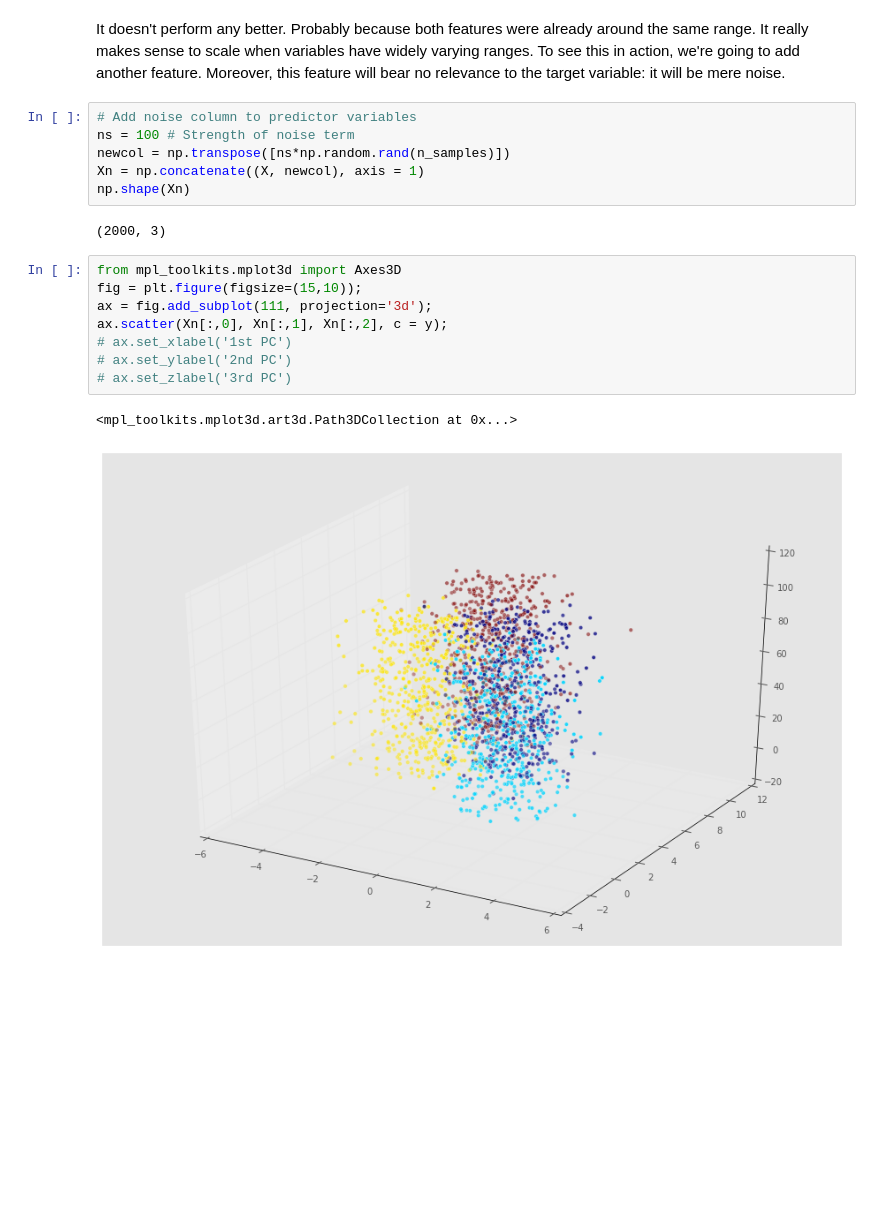
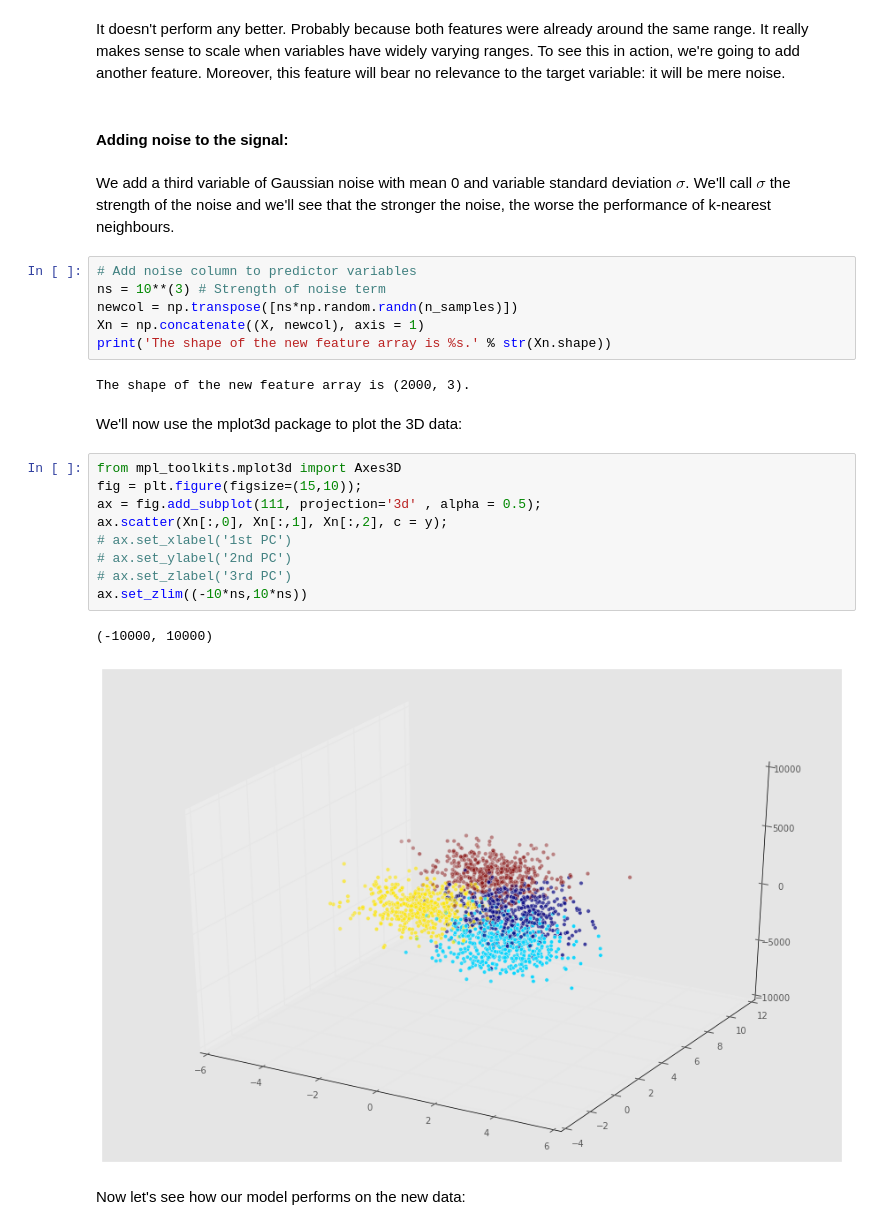
Before and after one commit to hugobowne/machine_learning_techniques, a Jupyter notebook: Preprocessing_note.ipynb, the cells around one changed output. Saved outputs shown, nothing was run; the diff lists cells and outputs as text; blank space fills up the shorter version.

```diff
--- a/Preprocessing_note.ipynb
+++ b/Preprocessing_note.ipynb
@@ -141,23 +141,32 @@ print('KNN score for test set: %f' % knn_model_s.score(Xs_test, y_test))
 KNN score for test set: 0.930000
 # %% [markdown]
 It doesn't perform any better. Probably because both features were already around the same range. It really makes sense to scale when variables have widely varying ranges. To see this in action, we're going to add another feature. Moreover, this feature will bear no relevance to the target variable: it will be mere noise.
+# %% [markdown]
+#### Adding noise to the signal:
+# %% [markdown]
+We add a third variable of Gaussian noise with mean 0 and variable standard deviation $\sigma$. We'll call $\sigma$ the strength of the noise and we'll see that the stronger the noise, the worse the performance of k-nearest neighbours.
 # %%
 # Add noise column to predictor variables
-ns = 100 # Strength of noise term
-newcol = np.transpose([ns*np.random.rand(n_samples)])
+ns = 10**(3) # Strength of noise term
+newcol = np.transpose([ns*np.random.randn(n_samples)])
 Xn = np.concatenate((X, newcol), axis = 1)
-np.shape(Xn)
+print('The shape of the new feature array is %s.' % str(Xn.shape))
 # %% [output]
-(2000, 3)
+The shape of the new feature array is (2000, 3).
+# %% [markdown]
+We'll now use the mplot3d package to plot the 3D data:
 # %%
 from mpl_toolkits.mplot3d import Axes3D
 fig = plt.figure(figsize=(15,10));
-ax = fig.add_subplot(111, projection='3d');
+ax = fig.add_subplot(111, projection='3d' , alpha = 0.5);
 ax.scatter(Xn[:,0], Xn[:,1], Xn[:,2], c = y);
 # ax.set_xlabel('1st PC')
 # ax.set_ylabel('2nd PC')
 # ax.set_zlabel('3rd PC')
+ax.set_zlim((-10*ns,10*ns))
 # %% [output]
-<mpl_toolkits.mplot3d.art3d.Path3DCollection at 0x...>
+(-10000, 10000)
-[figure, old version]
+[figure, new version]
+# %% [markdown]
+Now let's see how our model performs on the new data:
 # %%
```
Also changed, not shown: parts of 12 cells of this notebook.
